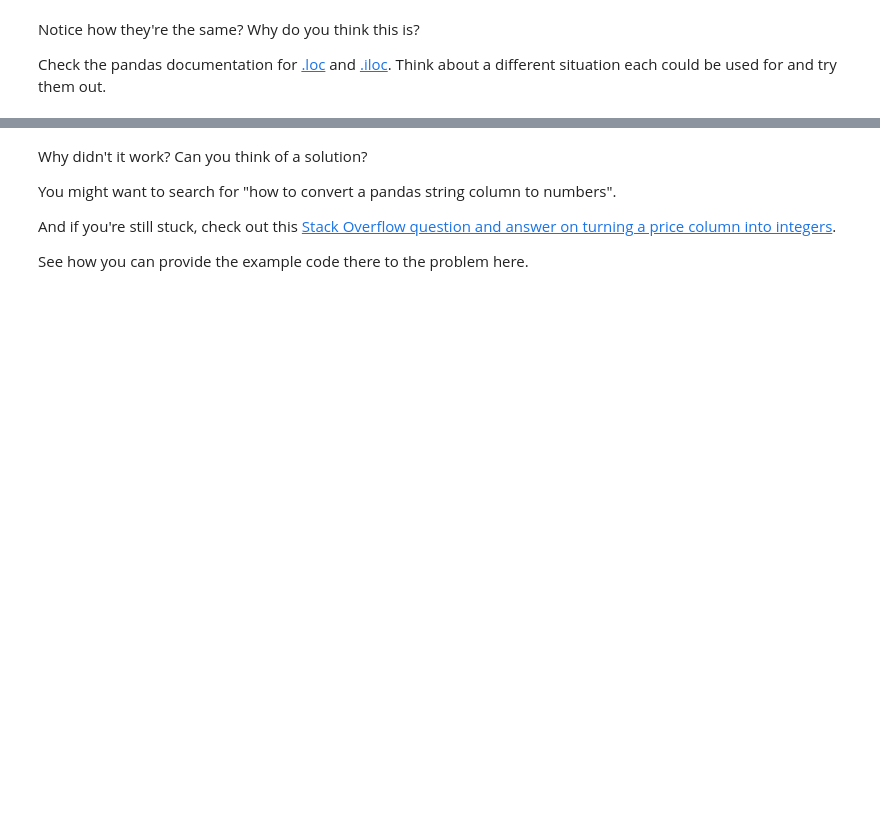
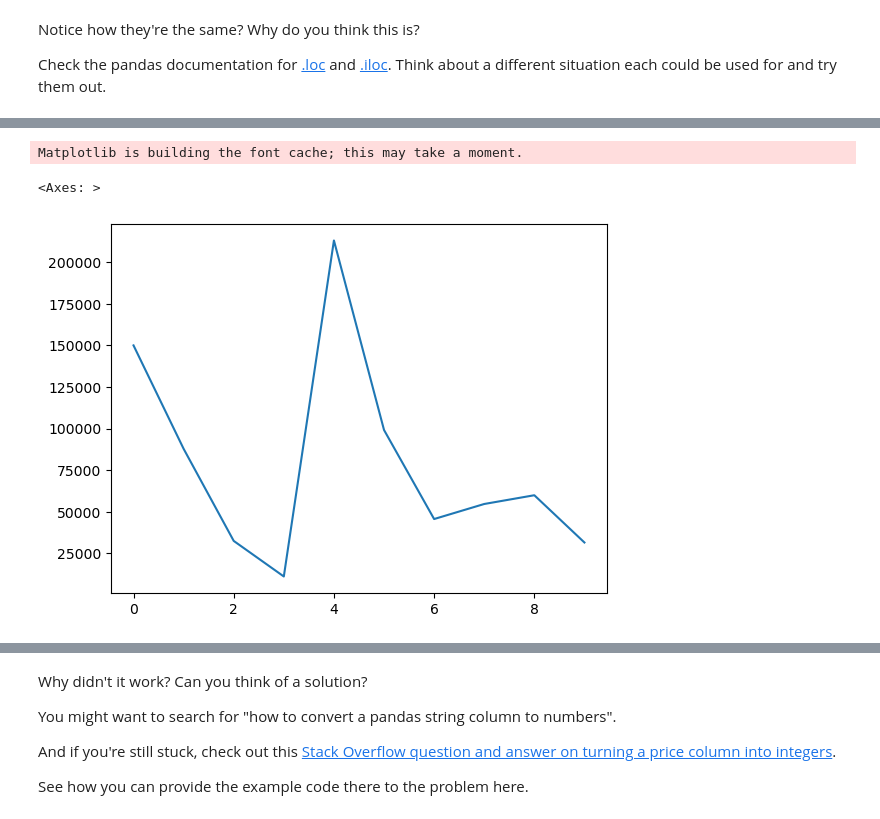
Before and after one commit to dinakajoy/intro_to_pandas, a Jupyter notebook: pandas-exercises.ipynb, the cells around one changed output, grey strips where cells are left out. Saved outputs shown, nothing was run; the diff lists cells and outputs as text; code cells hidden in the pictures; blank space fills up the shorter version.

```diff
--- a/pandas-exercises.ipynb
+++ b/pandas-exercises.ipynb
@@ -143,5 +232,10 @@ Check the pandas documentation for [.loc](https://pandas.pydata.org/pandas-docs/
 # %%
 # Import Matplotlib and create a plot of the Odometer column
 # Don't forget to use %matplotlib inline
+car_sales["Odometer (KM)"].plot()
+# %% [output]
+Matplotlib is building the font cache; this may take a moment.
+<Axes: >
+[figure, added]
 # %%
 # Create a histogram of the Odometer column using hist()
```
Also changed, not shown: parts of 35 cells of this notebook.
